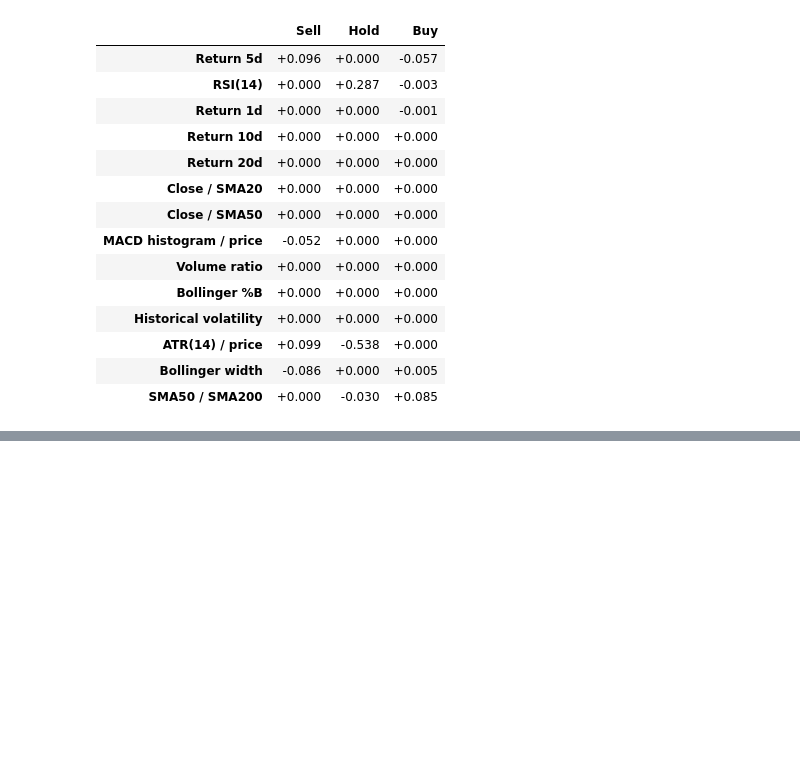
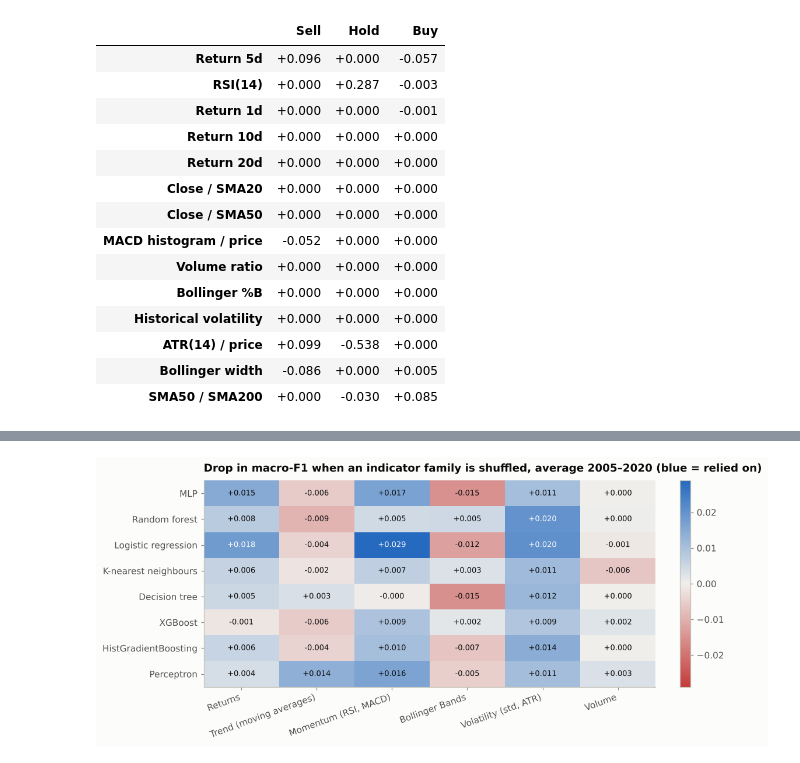
Before and after one commit to quxin43/Module3_Project, a Jupyter notebook: notebooks/02_modelling.ipynb, the cells around one changed output, grey strips where cells are left out. Saved outputs shown, nothing was run; the diff lists cells and outputs as text; code cells hidden in the pictures; blank space fills up the shorter version.

Commit message:
Add indicator importance for all 9 models (single + grouped, 2005-2020)
Co-Authored-By: Claude Opus 5.5 <noreply@anthropic.com>
Claude-Session: https://claude.ai/code/session_014GUMeWf9d5rwUGWFfYpwso

```diff
--- a/notebooks/02_modelling.ipynb
+++ b/notebooks/02_modelling.ipynb
@@ -502,0 +507,28 @@ coef.sort_values("Buy").style.background_gradient(cmap=P.DIVERGING, vmin=-coef.a
+# %%
+from src.importance import permutation_by_year, builtin_importance, GROUPS
+imp_path = RES / "importance.json"
+if imp_path.exists() and not QUICK:
+    IMP = json.load(open(imp_path))
+else:
+    IMP = {}
+    for m in MODEL_NAMES:
+        s_, g_, est_ = permutation_by_year(m, X, y, val_folds, val_log)
+        kind, bi = builtin_importance(m, est_)
+        IMP[m] = {"single": s_.to_dict(orient="index"), "group": g_.to_dict(orient="index"), "builtin_kind": kind,
+                  "builtin": None if bi is None else bi.to_dict(orient="index")}
+    IMP["_corr"] = X.corr(method="spearman").to_dict(orient="index")
+    json.dump(IMP, open(imp_path, "w"))
+models_imp = [m for m in comparison.index if m in IMP and m != "Dummy"]
+grp = pd.DataFrame({m: pd.DataFrame(IMP[m]["group"]).T.mean() for m in models_imp}).T
+lim = np.abs(grp.values).max()
+fig, ax = plt.subplots(figsize=(10, 4.6))
+im = ax.imshow(grp.values, cmap=P.DIVERGING, vmin=-lim, vmax=lim, aspect="auto")
+ax.set_xticks(range(grp.shape[1]), grp.columns, rotation=20, ha="right"); ax.set_yticks(range(grp.shape[0]), grp.index)
+for i in range(grp.shape[0]):
+    for j in range(grp.shape[1]):
+        ax.text(j, i, f"{grp.iat[i, j]:+.3f}", ha="center", va="center", fontsize=8.5, color="white" if abs(grp.iat[i, j]) > lim * 0.6 else P.INK)
+ax.grid(False); ax.set_title("Drop in macro-F1 when an indicator family is shuffled, average 2005–2020 (blue = relied on)")
+fig.colorbar(im, ax=ax, fraction=0.03)
+fig.tight_layout(); P.save(fig, "02_group_importance_all_models")
+grp.style.format("{:+.3f}")
+# %% [output]
@@ -503,3 +544,4 @@ coef.sort_values("Buy").style.background_gradient(cmap=P.DIVERGING, vmin=-coef.a
+[figure, added]
 # %% [markdown]
 ## Modelling findings
 
```
Also changed, not shown: parts of 4 cells of this notebook, 5 other files.
